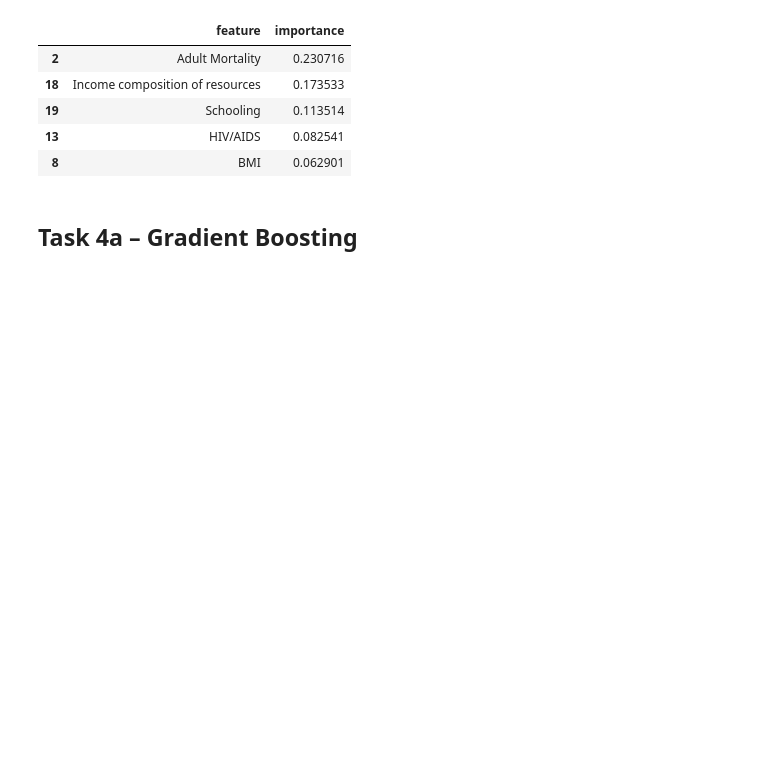
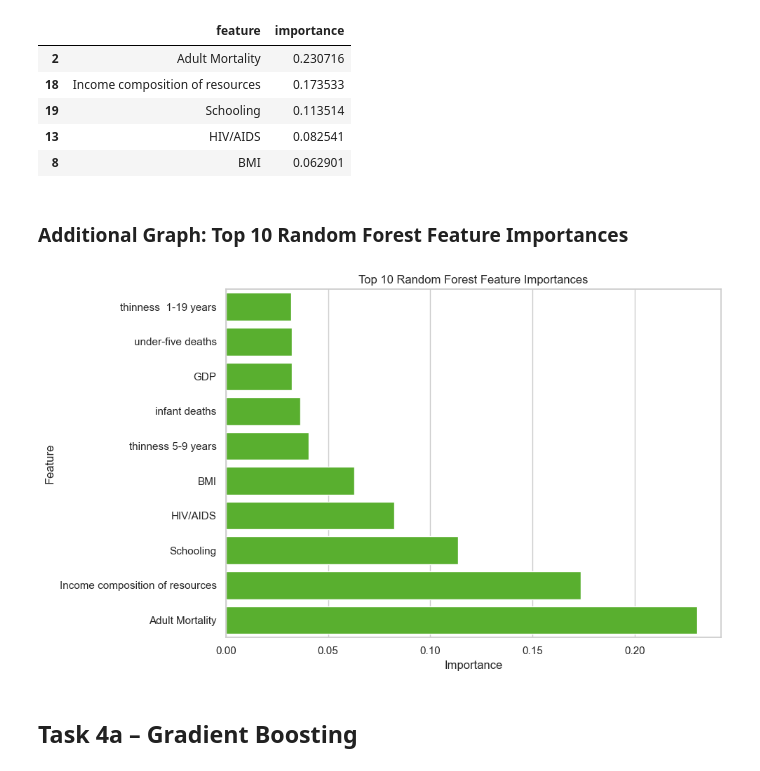
Before and after one commit to SaiGrover/AI-ML-End-to-End-Capstone, a Jupyter notebook: Part 3/Part 3.ipynb, the cells around one changed output. Cells and saved outputs as stored; diff of their text form; code cells hidden in the pictures; blank space fills up the shorter version.

Commit message:
Add integrated visualizations across capstone notebooks

```diff
--- a/Part 3/Part 3.ipynb
+++ b/Part 3/Part 3.ipynb
@@ -138,6 +138,20 @@ Top 5 features by importance:
 | 19 | Schooling | 0.113514 |
 | 13 | HIV/AIDS | 0.082541 |
 | 8 | BMI | 0.062901 |
+# %% [markdown]
+### Additional Graph: Top 10 Random Forest Feature Importances
+# %%
+# Additional Graph: Top 10 Random Forest feature importances.
+top_importance = feature_importance_df.head(10).sort_values("importance")
+fig, ax = plt.subplots(figsize=(10, 6))
+sns.barplot(data=top_importance, x="importance", y="feature", ax=ax, color="#52C41A")
+ax.set_title("Top 10 Random Forest Feature Importances")
+ax.set_xlabel("Importance")
+ax.set_ylabel("Feature")
+plt.tight_layout()
+plt.show()
+# %% [output]
+[figure, added]
 # %% [markdown]
 ## Task 4a – Gradient Boosting
 # %%
```
Also changed, not shown: parts of 6 cells of this notebook, 8 other files.
